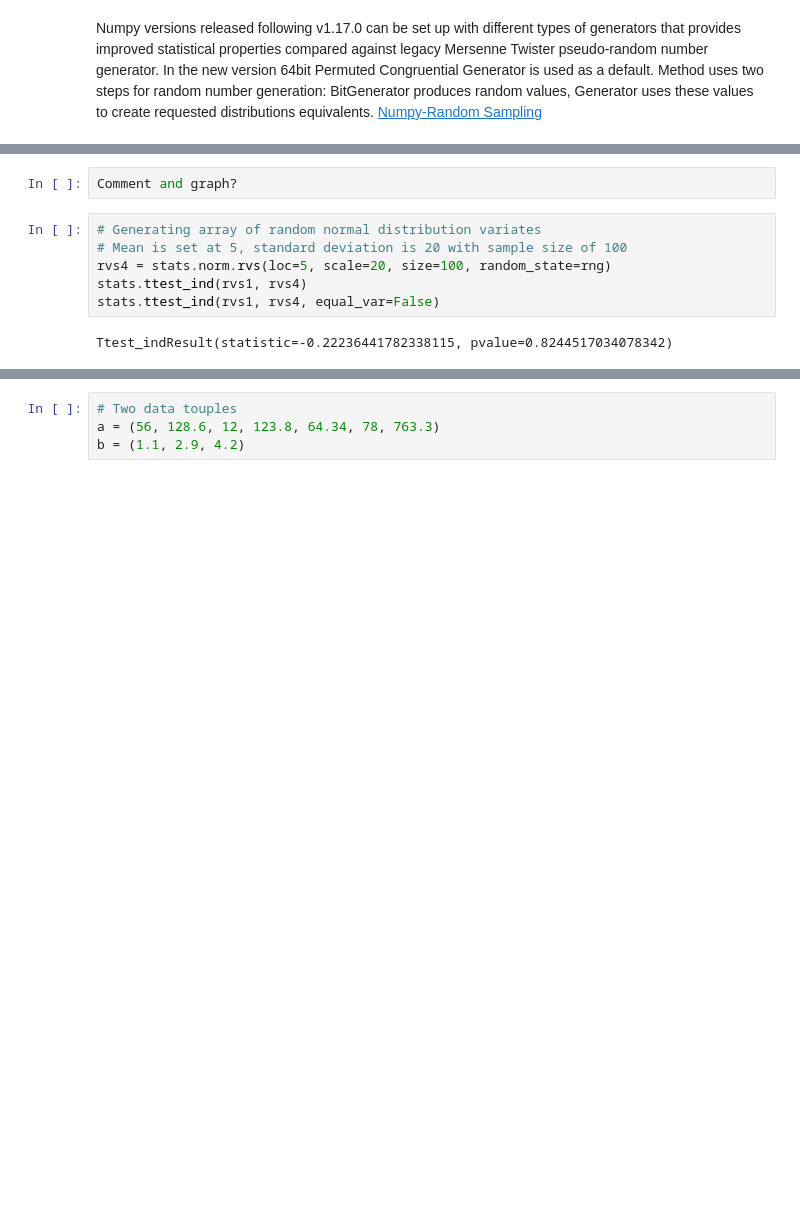
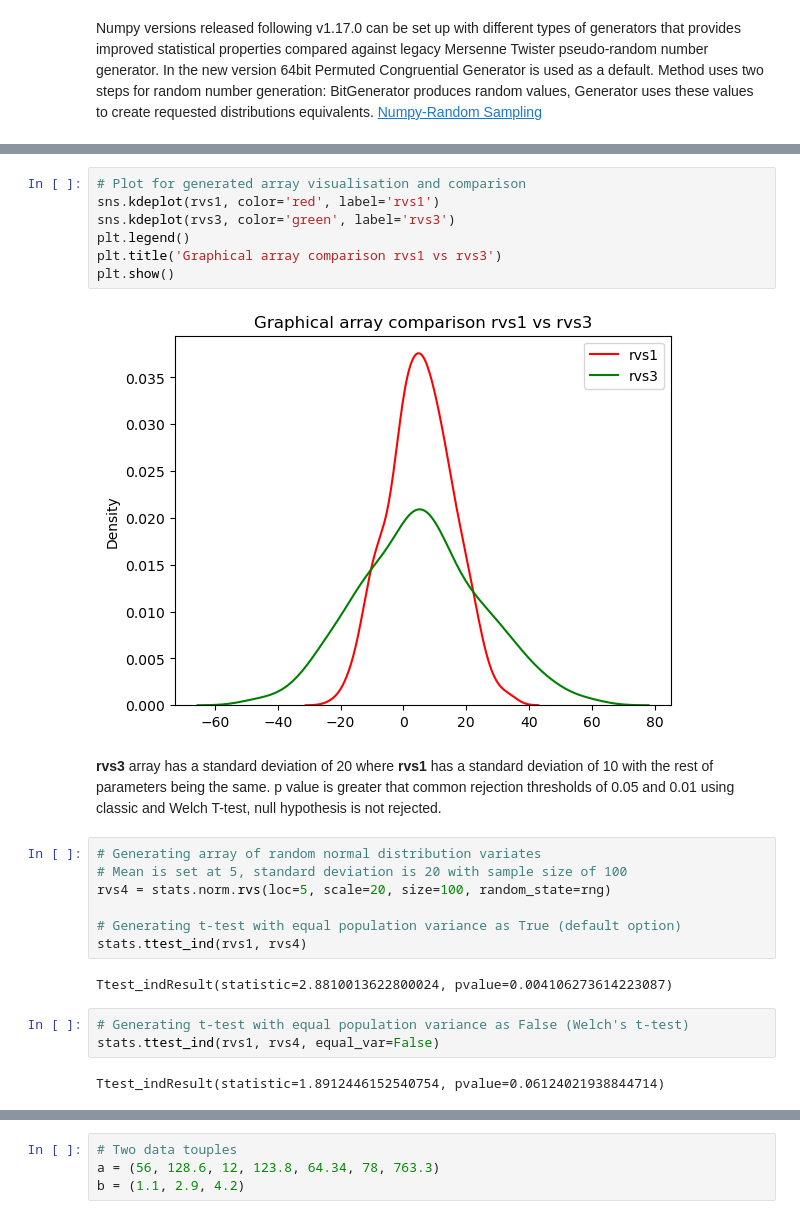
Before and after one commit to Mantvydas-data/MLS-Project, a Jupyter notebook: exercises/01.statistics-exercises.ipynb, the cells around one changed output, grey strips where cells are left out. Cells and saved outputs as stored; diff of their text form; blank space fills up the shorter version.

```diff
--- a/exercises/01.statistics-exercises.ipynb
+++ b/exercises/01.statistics-exercises.ipynb
@@ -186,11 +201,27 @@ Ttest_indResult(statistic=1.617153701115667, pvalue=0.10627528011717179)
 # %%
-Comment and graph?
+# Plot for generated array visualisation and comparison
+sns.kdeplot(rvs1, color='red', label='rvs1')
+sns.kdeplot(rvs3, color='green', label='rvs3')
+plt.legend()
+plt.title('Graphical array comparison rvs1 vs rvs3')
+plt.show()
+# %% [output]
+[figure, added]
+# %% [markdown]
+**rvs3** array has a standard deviation of 20 where **rvs1** has a standard deviation of 10 with the rest of parameters being the same.
+p value is greater that common rejection thresholds of 0.05 and 0.01 using classic and Welch T-test, null hypothesis is not rejected.
 # %%
 # Generating array of random normal distribution variates
 # Mean is set at 5, standard deviation is 20 with sample size of 100
 rvs4 = stats.norm.rvs(loc=5, scale=20, size=100, random_state=rng)
+
+# Generating t-test with equal population variance as True (default option)
 stats.ttest_ind(rvs1, rvs4)
-stats.ttest_ind(rvs1, rvs4, equal_var=False)
 # %% [output]
-Ttest_indResult(statistic=-0.22236441782338115, pvalue=0.8244517034078342)
+Ttest_indResult(statistic=2.8810013622800024, pvalue=0.004106273614223087)
+# %%
+# Generating t-test with equal population variance as False (Welch's t-test)
+stats.ttest_ind(rvs1, rvs4, equal_var=False)
+# %% [output]
+Ttest_indResult(statistic=1.8912446152540754, pvalue=0.06124021938844714)
 # %%
```
Also changed, not shown: parts of 30 cells of this notebook.
